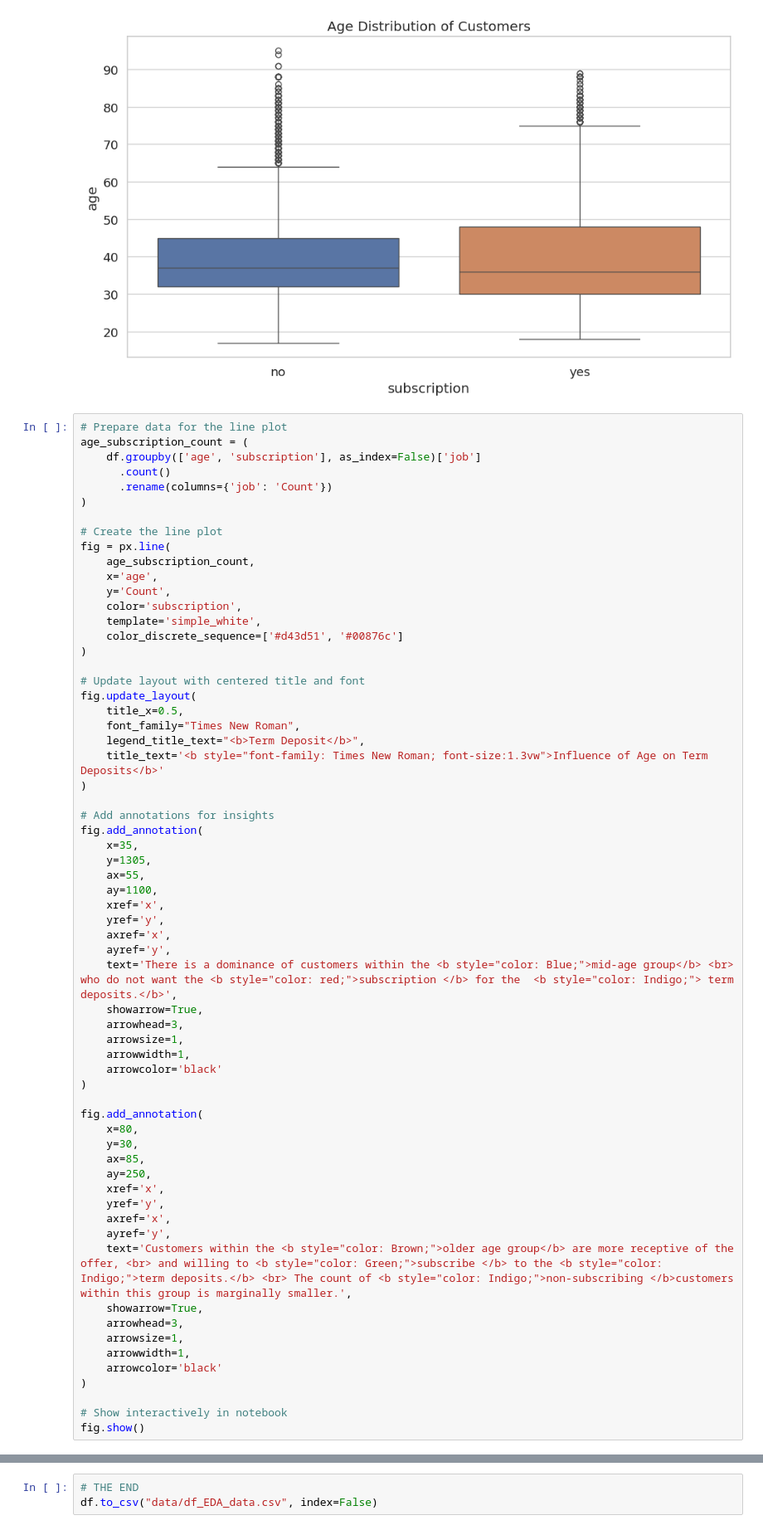
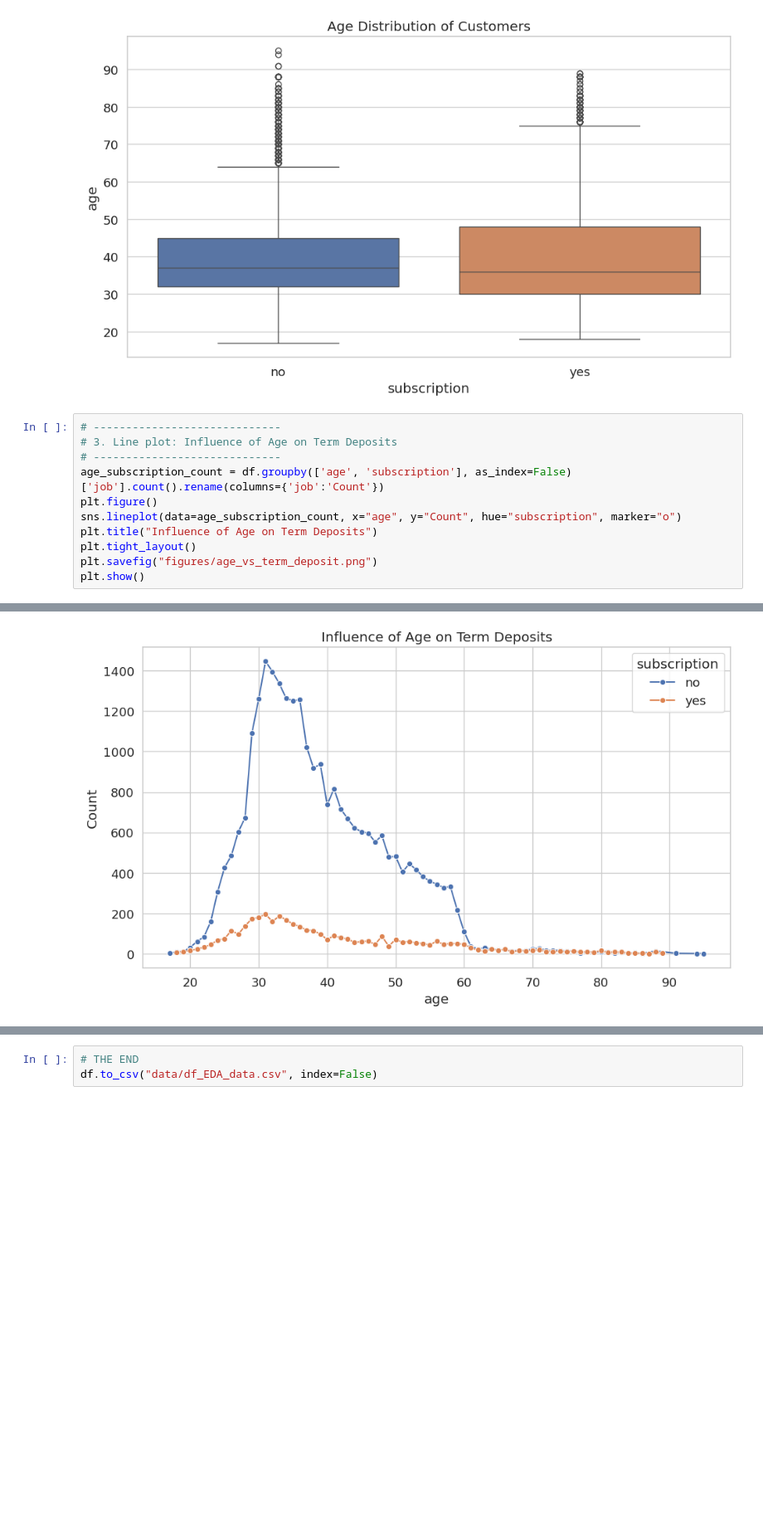
Before and after one commit to o-izima/bank-deposit-subscription-prediction, a Jupyter notebook: 01_EDA.ipynb, the cells around one changed output, grey strips where cells are left out. Shown at 83% size. Saved outputs shown, nothing was run; the diff lists cells and outputs as text; blank space fills up the shorter version.

```diff
--- a/01_EDA.ipynb
+++ b/01_EDA.ipynb
@@ -260,66 +252,14 @@ plt.show()
 # %% [output]
 [figure]
 # %%
-# Prepare data for the line plot
-age_subscription_count = (
-    df.groupby(['age', 'subscription'], as_index=False)['job']
-      .count()
-      .rename(columns={'job': 'Count'})
-)
-
-# Create the line plot
-fig = px.line(
-    age_subscription_count,
-    x='age',
-    y='Count',
-    color='subscription',
-    template='simple_white',
-    color_discrete_sequence=['#d43d51', '#00876c']
-)
-
-# Update layout with centered title and font
-fig.update_layout(
-    title_x=0.5,
-    font_family="Times New Roman",
-    legend_title_text="<b>Term Deposit</b>",
-    title_text='<b style="font-family: Times New Roman; font-size:1.3vw">Influence of Age on Term Deposits</b>'
-)
-
-# Add annotations for insights
-fig.add_annotation(
-    x=35,
-    y=1305,
-    ax=55,
-    ay=1100,
-    xref='x',
-    yref='y',
-    axref='x',
-    ayref='y',
-    text='There is a dominance of customers within the <b style="color: Blue;">mid-age group</b> <br> who do not want the <b style="color: red;">subscription </b> for the  <b style="color: Indigo;"> term deposits.</b>',
-    showarrow=True,
-    arrowhead=3,
-    arrowsize=1,
-    arrowwidth=1,
-    arrowcolor='black'
-)
-
-fig.add_annotation(
-    x=80,
-    y=30,
-    ax=85,
-    ay=250,
-    xref='x',
-    yref='y',
-    axref='x',
-    ayref='y',
-    text='Customers within the <b style="color: Brown;">older age group</b> are more receptive of the offer, <br> and willing to <b style="color: Green;">subscribe </b> to the <b style="color: Indigo;">term deposits.</b> <br> The count of <b style="color: Indigo;">non-subscribing </b>customers within this group is marginally smaller.',
-    showarrow=True,
-    arrowhead=3,
-    arrowsize=1,
-    arrowwidth=1,
-    arrowcolor='black'
-)
-
-# Show interactively in notebook
-fig.show()
+# -----------------------------
+# 3. Line plot: Influence of Age on Term Deposits
+# -----------------------------
+age_subscription_count = df.groupby(['age', 'subscription'], as_index=False)['job'].count().rename(columns={'job':'Count'})
+plt.figure()
+sns.lineplot(data=age_subscription_count, x="age", y="Count", hue="subscription", marker="o")
+plt.title("Influence of Age on Term Deposits")
+plt.tight_layout()
+plt.savefig("figures/age_vs_term_deposit.png")
+plt.show()
 # %% [output]
@@ -327 +266,2 @@ fig.show()
+[figure, added]
 # %%
```
Also changed, not shown: parts of 7 cells of this notebook, 10 other files.
